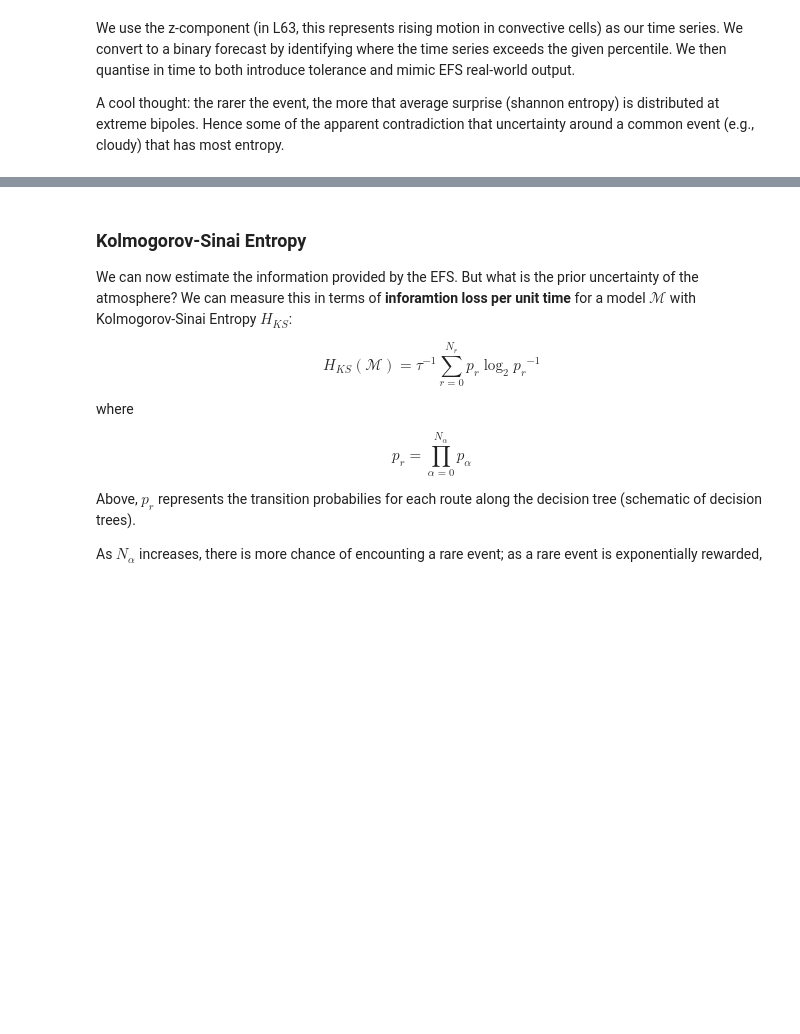
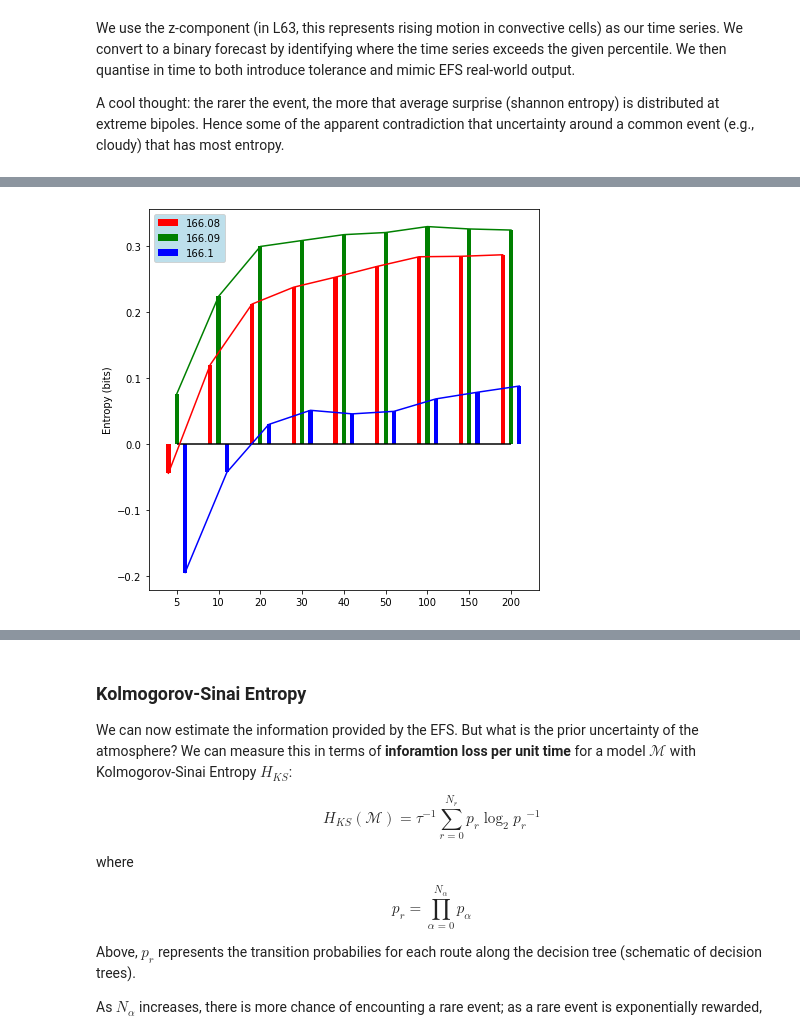
Before and after one commit to johnrobertlawson/info-gain, a Jupyter notebook: SurpriseRemoval.ipynb, the cells around one changed output, grey strips where cells are left out. Drawn from its saved outputs; the diff is of its cells as text; code cells hidden in the pictures; blank space fills up the shorter version.

```diff
--- a/SurpriseRemoval.ipynb
+++ b/SurpriseRemoval.ipynb
@@ -603,0 +665,31 @@ plot_example(raw_obs=obs_data,obs_pw=obs_pw_data,raw_fcst=raw_fcst,
+# %%
+def visualise_scores(scores,diag):
+    cl = copy.copy(col_names)
+    cl.remove(diag)
+    diag_vals = scores[diag].unique()
+    data = np.zeros([len(diag_vals),len(rho_list)])
+    for ndv,dv in enumerate(diag_vals):
+        for nrho, rho in enumerate(rho_list):
+            sub_df = scores[(scores[diag]==dv) & (scores['rho']==rho)]
+            data[ndv,nrho] = sub_df['DS'].mean()
+
+    fig,ax = plt.subplots(1,figsize=(7,7))
+    x = np.arange(len(diag_vals))
+    ax.bar(x-0.2,data[:,0],width=0.1,color='r',align='center',label=rho_list[0])
+    ax.bar(x-0.0,data[:,1],width=0.1,color='g',align='center',label=rho_list[1])
+    ax.bar(x+0.2,data[:,2],width=0.1,color='b',align='center',label=rho_list[2])
+
+    ax.plot(x-0.2,data[:,0],color='r')
+    ax.plot(x,data[:,1],color='g')
+    ax.plot(x+0.2,data[:,2],color='b')
+
+    ax.hlines(y=0,xmin=0,xmax=x[-1],color='k')
+    ax.set_xticks(x)
+    ax.set_ylabel("Entropy (bits)")
+    ax.set_xticklabels(diag_vals)
+    ax.legend(facecolor='lightblue')
+    # pdb.set_trace()
+# %%
+visualise_scores(scores,"Ne")
+# %% [output]
+[figure, added]
```
Also changed, not shown: parts of 19 cells of this notebook, 15 other files.
